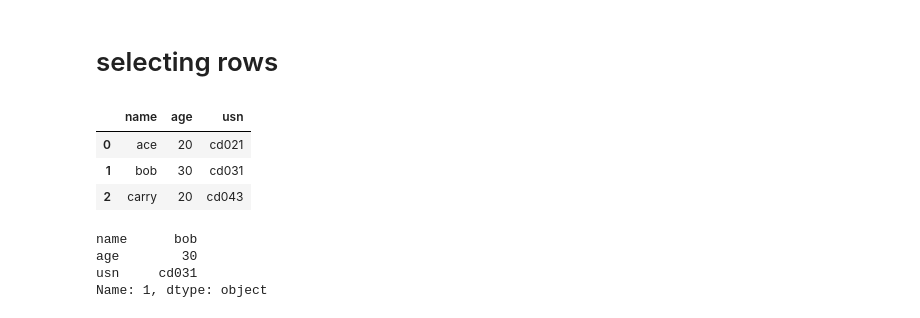
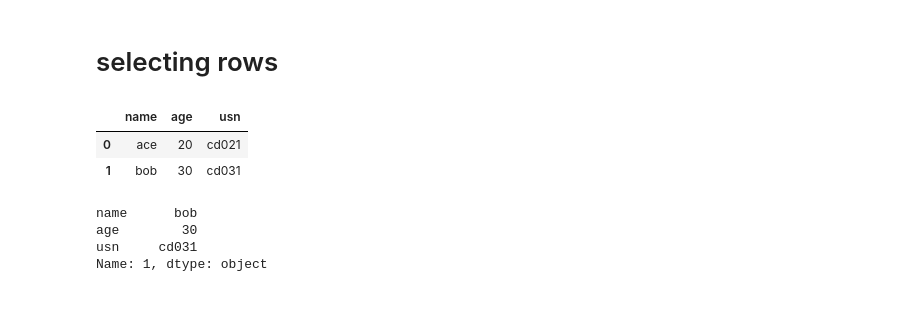
Before and after one commit to Prashanthjn/Data-Science, a Jupyter notebook: pandas/Dataframes.ipynb, the cells around one changed output. Saved outputs shown, nothing was run; the diff lists cells and outputs as text; code cells hidden in the pictures.

```diff
--- a/pandas/Dataframes.ipynb
+++ b/pandas/Dataframes.ipynb
@@ -109,12 +109,11 @@ df
 # %% [markdown]
 # selecting rows
 # %%
-df.loc[[0,1,2]]
+df.loc[[0,1]]
 # %% [output]
 |  | name | age | usn |
 | 0 | ace | 20 | cd021 |
 | 1 | bob | 30 | cd031 |
-| 2 | carry | 20 | cd043 |
 # %%
 df.iloc[1]
 # %% [output]
```
Also changed, not shown: parts of 13 cells of this notebook.
